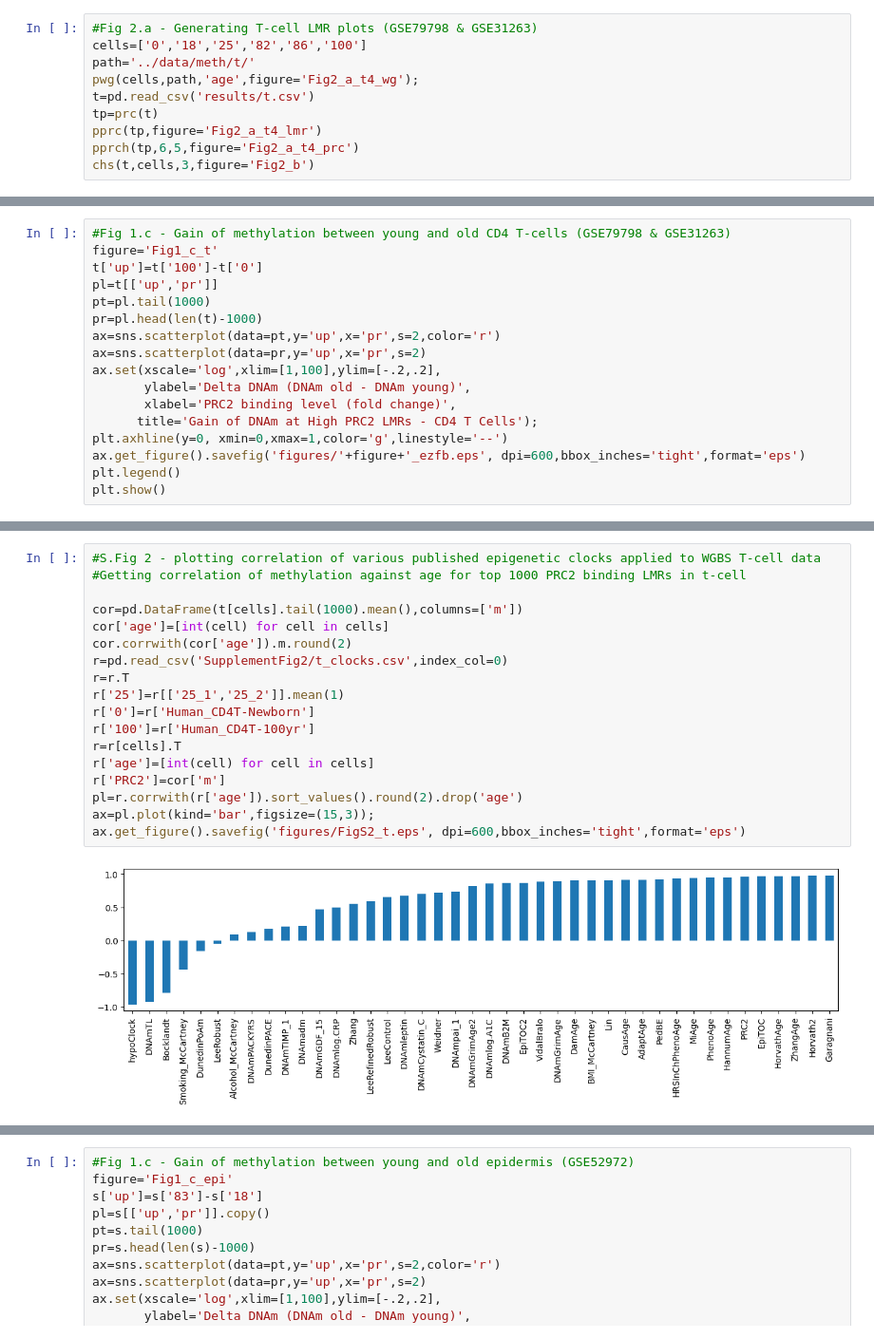
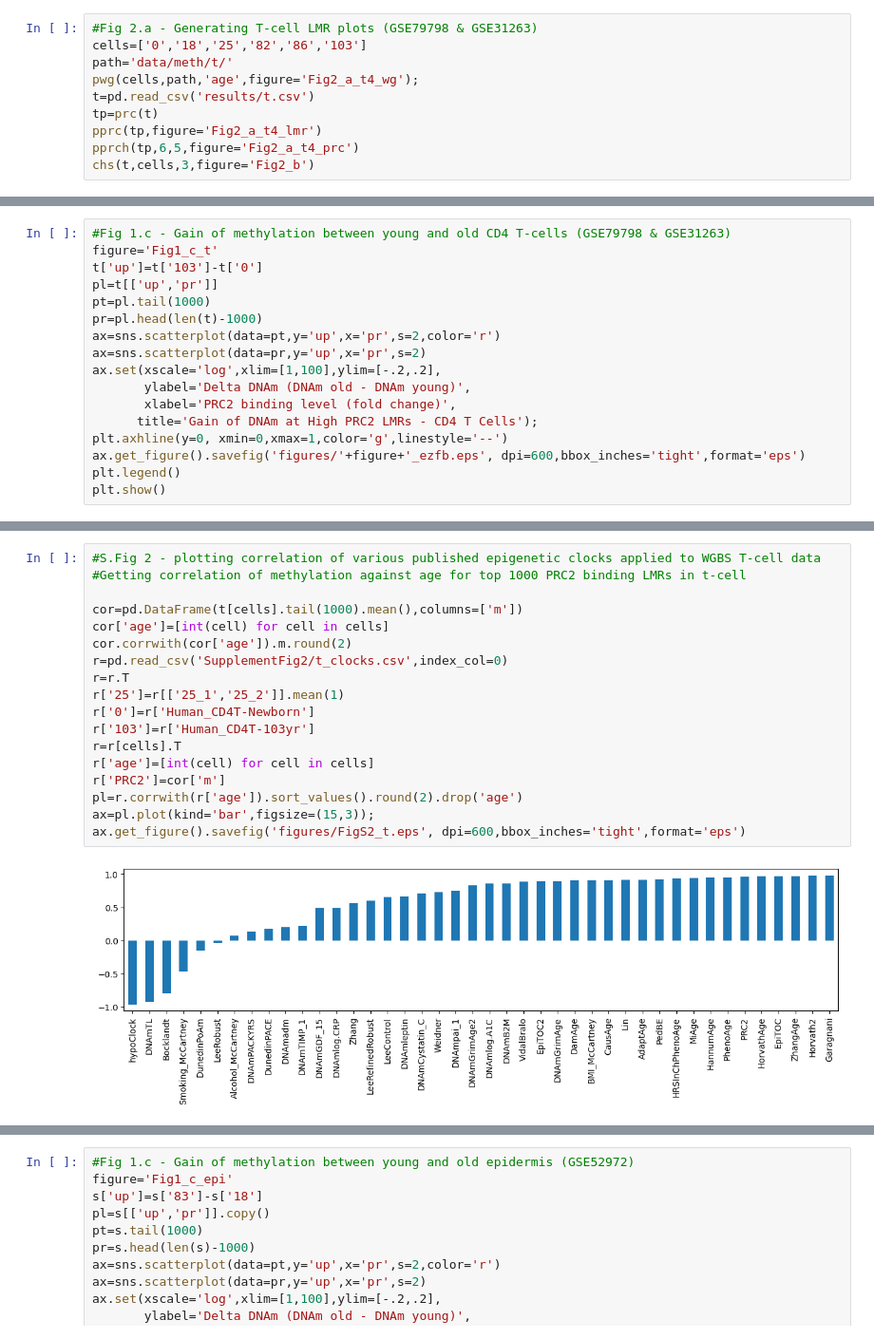
Before and after one commit to moqri/PRC2-AgeIndex, a Jupyter notebook: PRC2-AgeIndex_Manuscript_Figures/Figs1-2&4-6_WGBS_Figures_PRC2-AgeIndex.ipynb, the cells around one changed output, grey strips where cells are left out. Shown at 95% size. Drawn from its saved outputs; the diff is of its cells as text.

```diff
--- a/PRC2-AgeIndex_Manuscript_Figures/Figs1-2&4-6_WGBS_Figures_PRC2-AgeIndex.ipynb
+++ b/PRC2-AgeIndex_Manuscript_Figures/Figs1-2&4-6_WGBS_Figures_PRC2-AgeIndex.ipynb
@@ -130,8 +129,8 @@ def hprc(cohort,colors):
     fig.savefig('figures/'+'f5_'+cohort+'_high_prc2.eps', dpi=600,bbox_inches='tight',format='eps')
 # %%
 #Fig 2.a - Generating T-cell LMR plots (GSE79798 & GSE31263)
-cells=['0','18','25','82','86','100']
-path='../data/meth/t/'
+cells=['0','18','25','82','86','103']
+path='data/meth/t/'
 pwg(cells,path,'age',figure='Fig2_a_t4_wg');
 t=pd.read_csv('results/t.csv')
 tp=prc(t)
@@ -148,7 +147,7 @@ The PostScript backend does not support transparency; partially transparent arti
 # %%
 #Fig 1.c - Gain of methylation between young and old CD4 T-cells (GSE79798 & GSE31263)
 figure='Fig1_c_t'
-t['up']=t['100']-t['0']
+t['up']=t['103']-t['0']
 pl=t[['up','pr']]
 pt=pl.tail(1000)
 pr=pl.head(len(t)-1000)
@@ -168,23 +167,23 @@ No artists with labels found to put in legend.  Note that artists whose label st
 # %%
 #S.Fig 2 - plotting correlation of various published epigenetic clocks applied to WGBS T-cell data
 #Getting correlation of methylation against age for top 1000 PRC2 binding LMRs in t-cell
 
 cor=pd.DataFrame(t[cells].tail(1000).mean(),columns=['m'])
 cor['age']=[int(cell) for cell in cells]
 cor.corrwith(cor['age']).m.round(2)
 r=pd.read_csv('SupplementFig2/t_clocks.csv',index_col=0)
 r=r.T
 r['25']=r[['25_1','25_2']].mean(1)
 r['0']=r['Human_CD4T-Newborn']
-r['100']=r['Human_CD4T-100yr']
+r['103']=r['Human_CD4T-103yr']
 r=r[cells].T
 r['age']=[int(cell) for cell in cells]
 r['PRC2']=cor['m']
 pl=r.corrwith(r['age']).sort_values().round(2).drop('age')
 ax=pl.plot(kind='bar',figsize=(15,3));
 ax.get_figure().savefig('figures/FigS2_t.eps', dpi=600,bbox_inches='tight',format='eps')
 # %% [output]
-[figure, old version]
+[figure, new version]
 # %%
 # Fig. 2a and b - Generating epidermis LMR plots (GSE52972)
 
```
Also changed, not shown: parts of 26 cells of this notebook.
